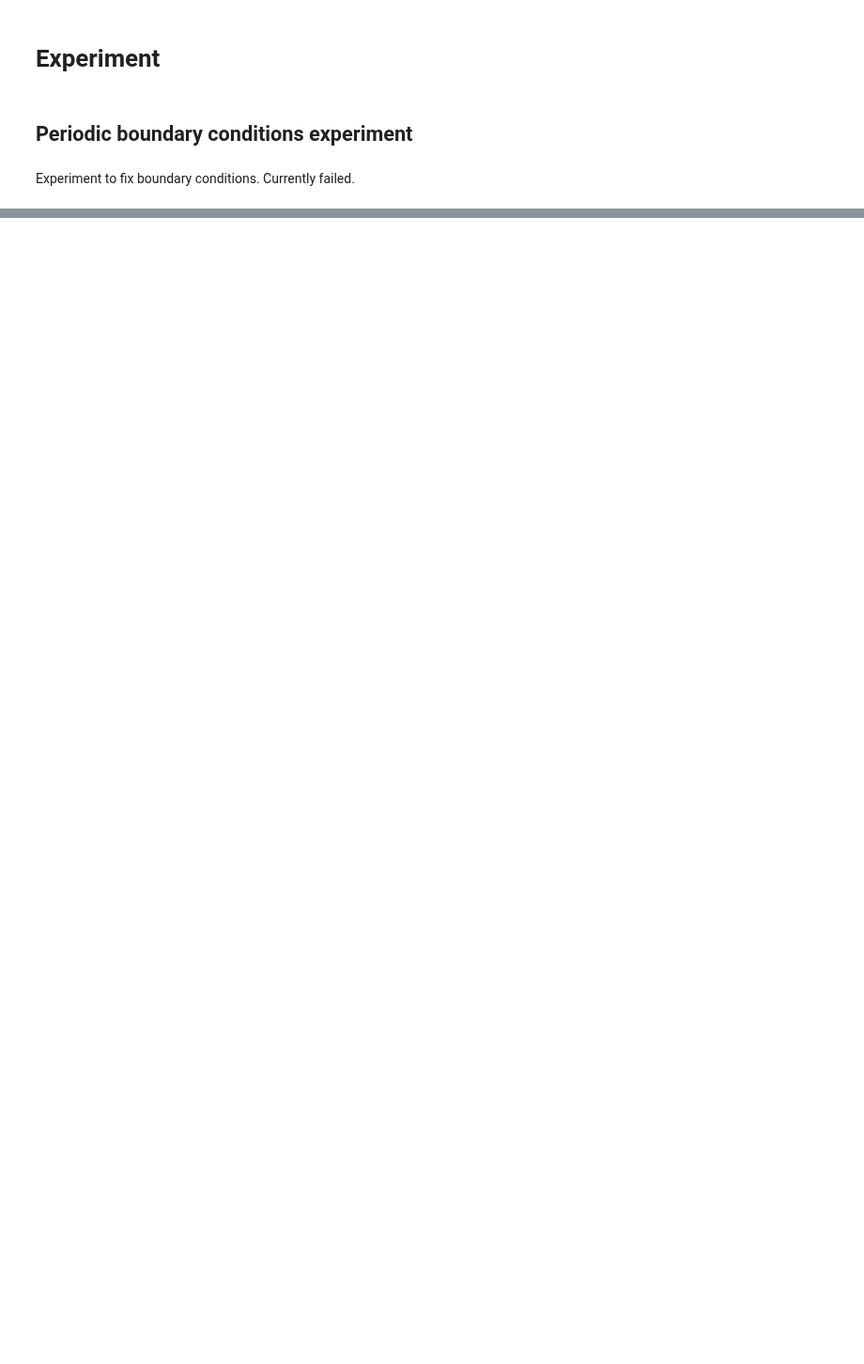
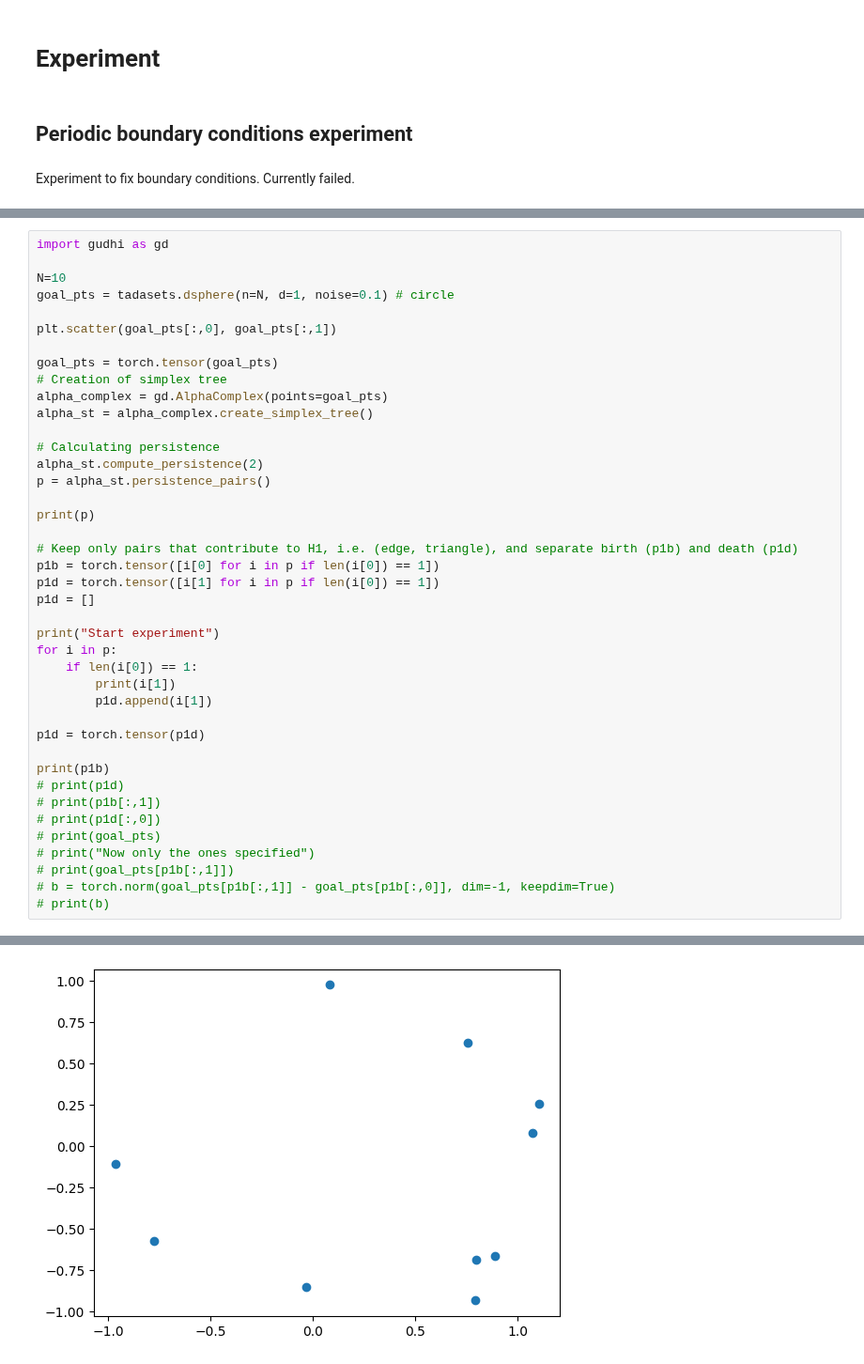
Before and after one commit to sliemelela/masterthesis, a Jupyter notebook: Programming/Inverse Optimization/notebooks/exploration.ipynb, the cells around one changed output, grey strips where cells are left out. Shown at 94% size. Drawn from its saved outputs; the diff is of its cells as text; blank space fills up the shorter version.

```diff
--- a/Programming/Inverse Optimization/notebooks/exploration.ipynb
+++ b/Programming/Inverse Optimization/notebooks/exploration.ipynb
@@ -207,0 +150,42 @@ print(numeric_solutions)
+# %%
+import gudhi as gd
+
+N=10
+goal_pts = tadasets.dsphere(n=N, d=1, noise=0.1) # circle
+
+plt.scatter(goal_pts[:,0], goal_pts[:,1])
+
+goal_pts = torch.tensor(goal_pts)
+# Creation of simplex tree
+alpha_complex = gd.AlphaComplex(points=goal_pts)
+alpha_st = alpha_complex.create_simplex_tree()
+
+# Calculating persistence
+alpha_st.compute_persistence(2)
+p = alpha_st.persistence_pairs()
+
+print(p)
+
+# Keep only pairs that contribute to H1, i.e. (edge, triangle), and separate birth (p1b) and death (p1d)
+p1b = torch.tensor([i[0] for i in p if len(i[0]) == 1])
+p1d = torch.tensor([i[1] for i in p if len(i[0]) == 1])
+p1d = []
+
+print("Start experiment")
+for i in p:
+    if len(i[0]) == 1:
+        print(i[1])
+        p1d.append(i[1])
+
+p1d = torch.tensor(p1d)
+
+print(p1b)
+# print(p1d)
+# print(p1b[:,1])
+# print(p1d[:,0])
+# print(goal_pts)
+# print("Now only the ones specified")
+# print(goal_pts[p1b[:,1]])
+# b = torch.norm(goal_pts[p1b[:,1]] - goal_pts[p1b[:,0]], dim=-1, keepdim=True)
+# print(b)
+# %% [output]
@@ -207,0 +205 @@ print(numeric_solutions)
+[figure, added]
```
Also changed, not shown: parts of 32 cells of this notebook, 4 other files.
